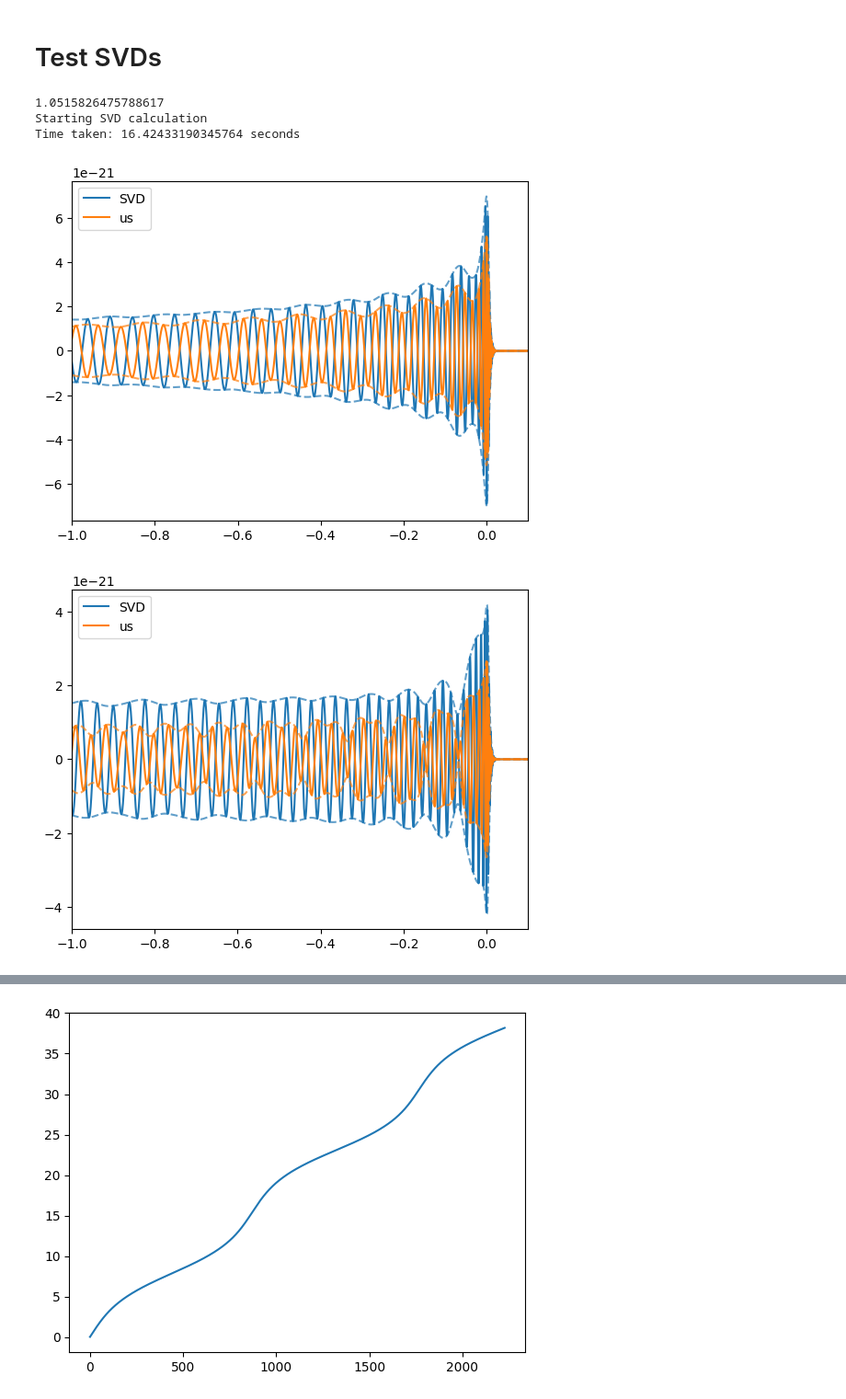
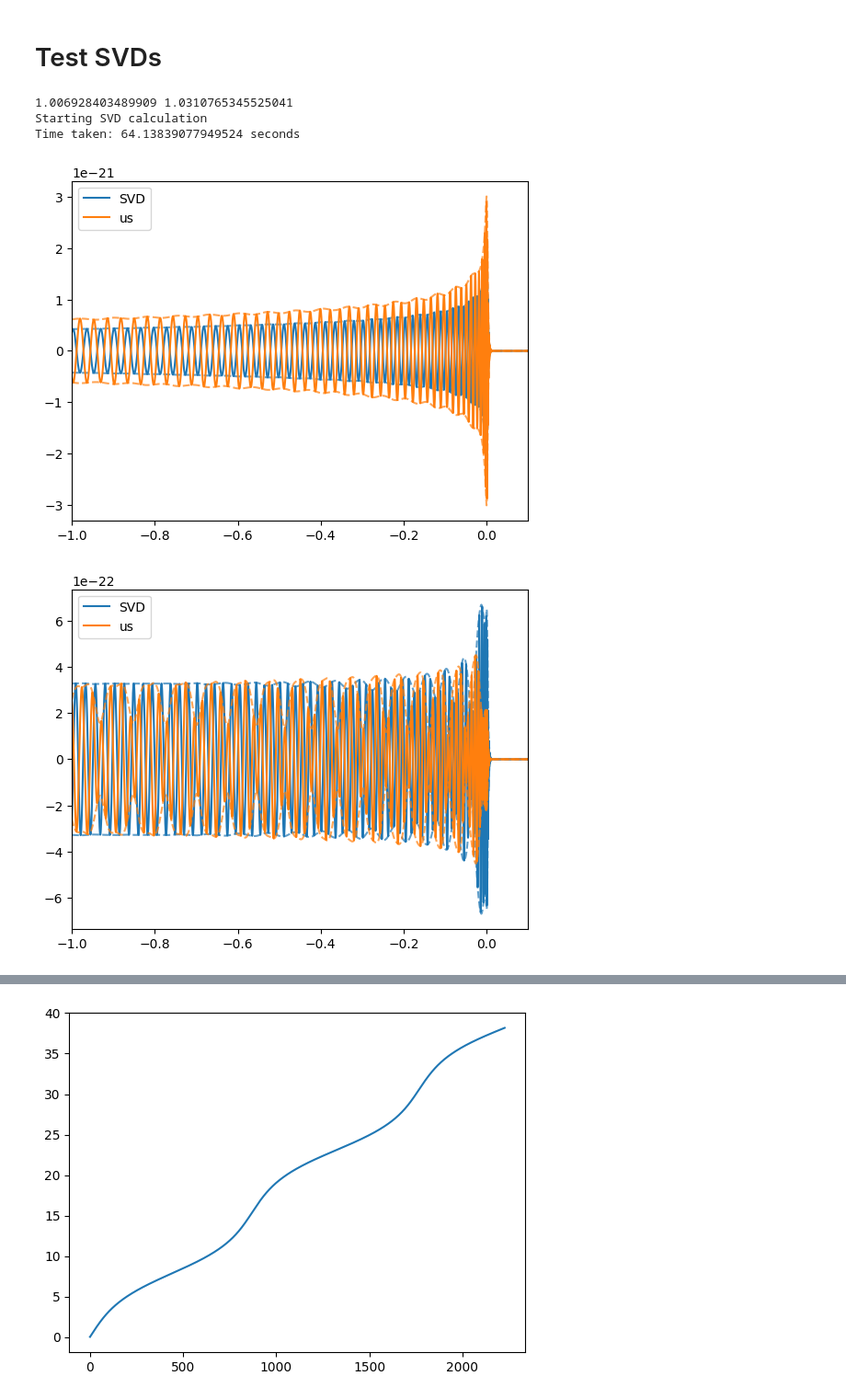
Before and after one commit to BenGPatterson/EccentricBinaries, a Jupyter notebook: notebooks/better_phase_comp_wfs.ipynb, the cells around one changed output, grey strips where cells are left out. Shown at 92% size. Drawn from its saved outputs; the diff is of its cells as text; code cells hidden in the pictures.

```diff
--- a/notebooks/better_phase_comp_wfs.ipynb
+++ b/notebooks/better_phase_comp_wfs.ipynb
@@ -475,13 +521,12 @@ print(delta_phi)
 # Test SVDs
 # %%
 # Generate wf components
-comp_wfs_svd_full =  gen_component_wfs_test(60, 2, 0.4, 0, 0, 10, 10, 4096, 0,
+comp_wfs_svd_full =  gen_component_wfs_test(30, 2, 0.4, 0, 0, 10, 10, 4096, 0,
                                             0, 1, 32, 50, psd=None)[0]['psd']
 
 # Get inspiral sections
-t_max_upper_ind = np.argmin(np.abs(comp_wfs_svd_full[0].sample_times+0.1))
-t_lower_ind = int(4096*0.1)
-t_upper_ind = np.min([int(4096*8.1), t_max_upper_ind])
+t_upper_ind = np.argmin(np.abs(comp_wfs_svd_full[0].sample_times+0.1))
+t_lower_ind = np.max([int(4096*0.1), t_upper_ind-int(4096*8)])
 comp_wfs_svd_short = [wf[t_lower_ind:t_upper_ind] for wf in comp_wfs_svd_full]
 
 # Perform SVD
@@ -500,25 +545,25 @@ U = np.conj(Uh).T
 inv_S_U = np.matmul(np.diag(inv_S), U)
 SVD_harms_full = np.matmul(inv_S_U, np.array(comp_wfs_svd_full))
 # %% [output]
-1.0515826475788617
+1.006928403489909 1.0310765345525041
 Starting SVD calculation
-Time taken: 16.42433190345764 seconds
+Time taken: 64.13839077949524 seconds
 # %%
 # Plot harmonic comparison
-harm_inds = [0, 1, -1]
-for i in range(3):
+harm_inds = [0,1,-1]
+for i in range(len(harm_inds)):
     plt.plot(comp_wfs_svd_full[0].sample_times, SVD_harms_full[i], c='C0', label='SVD')
     plt.plot(comp_wfs_svd_full[0].sample_times, np.abs(SVD_harms_full[i]), c='C0', alpha=0.7, ls='dashed')
     plt.plot(comp_wfs_svd_full[0].sample_times, -np.abs(SVD_harms_full[i]), c='C0', alpha=0.7, ls='dashed')
     harm = comp_wfs_svd_full[0].copy()
     for j in range(1, len(comp_wfs_svd_full)):
         harm += np.exp(1j*harm_inds[i]*j/(2*np.pi))*comp_wfs_svd_full[j]
     plt.plot(harm.sample_times, harm*0.0002, c='C1', label='us')
     plt.plot(harm.sample_times, np.abs(harm)*0.0002, c='C1', alpha=0.7, ls='dashed')
     plt.plot(harm.sample_times, -np.abs(harm)*0.0002, c='C1', alpha=0.7, ls='dashed')
     plt.legend()
     plt.xlim(-1, 0.1)
     plt.show()
 # %% [output]
-[figure, old version]
+[figure, new version]
-[figure, old version]
+[figure, new version]
```
Also changed, not shown: parts of 7 cells of this notebook.
